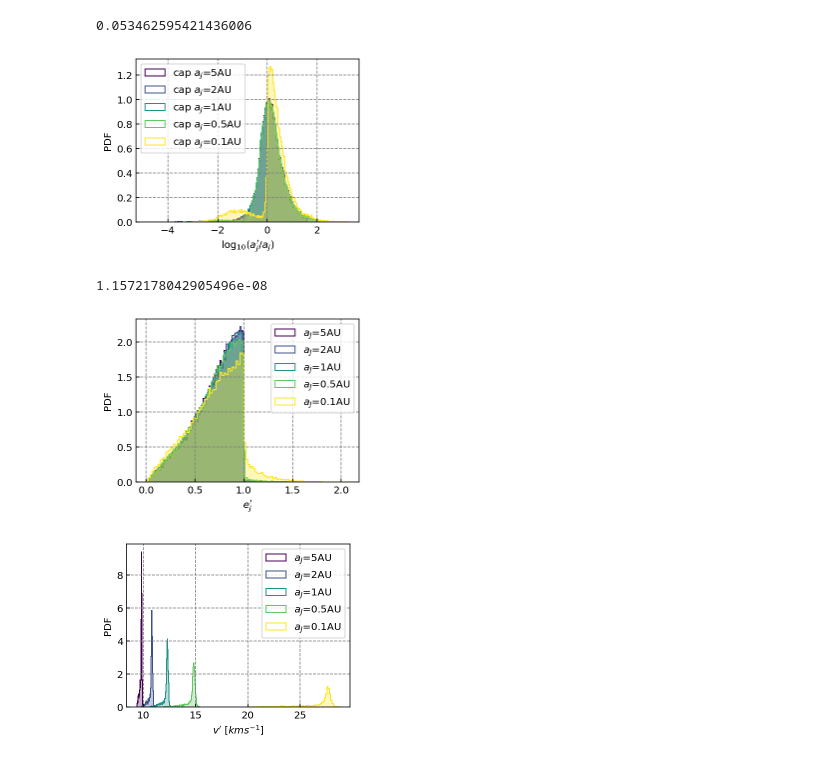
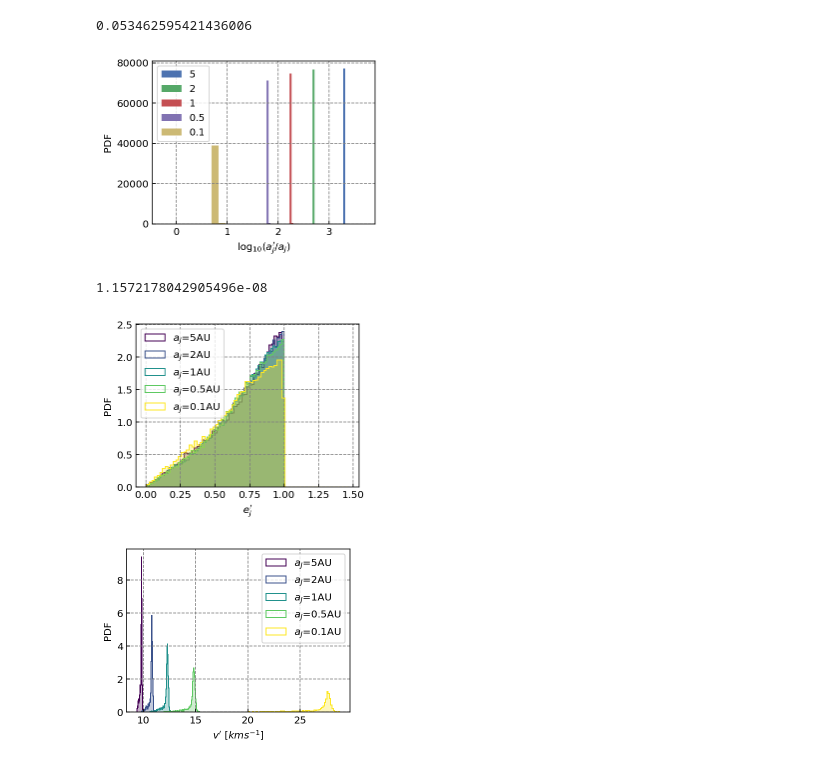
Before and after one commit to YihanWangAstro/planet-app, a Jupyter notebook: process/planet-app.ipynb, the cells around one changed output. Saved outputs shown, nothing was run; the diff lists cells and outputs as text; code cells hidden in the pictures.

Commit message:
new resonance duration time

```diff
--- a/process/planet-app.ipynb
+++ b/process/planet-app.ipynb
@@ -473,37 +475,42 @@ show_obt_prop(df01,'ss-prop-0.1',0.1)
 # %%
 def a_hist(dfs,a0s):
     colors = cm.viridis(np.linspace(0,1,len(dfs)))
     fig=plt.figure(figsize=(4,3))
     for df, a0,color in zip(dfs,a0s,colors):
         #cap = df['planet outcome'] == 'stay_{s,j}'
         #a_c = df['a_{s,j}']
         #e_c = df['e_{s1,j}']
         #cap = cap & (a_c[cap] < 200)
 
         #plt.hist(np.log10(a_c[cap]/a0),bins='auto',histtype='step',density=True,color=color,label='stay $a_J$='+str(a0)+'AU')
         #plt.hist(np.log10(a_c[cap]/a0),bins='auto',histtype='stepfilled',density=True,alpha=0.3,color=color,label='$a_J$='+str(a0)+'AU')
 
         coll = df['planet outcome'] == 'coll_{s1,j}'
         cap = (df['planet outcome'] == 'stay_{s1,j}')
         a_c = df['a_{s1,j}']
         e_c = df['e_{s1,j}']
+        t=df['time']
         cap = cap & (a_c[cap] < 200)
-        cap = cap | coll
+        #cap = coll
 
-        plt.hist(np.log10(a_c[cap]/a0),bins='auto',histtype='step',density=True,color=color,label='cap $a_J$='+str(a0)+'AU',ls='-')
-        plt.hist(np.log10(a_c[cap]/a0),bins='auto',histtype='stepfilled',density=True,color=color,alpha=0.3)
+       # print(a_c[cap].mean()/a0)
+        #continue
 
+        #plt.hist(np.log10(a_c[cap]*(1-e_c[cap]**1)/a0),bins='auto',histtype='step',density=True,color=color,label='cap $a_J$='+str(a0)+'AU',ls='-')
+        #plt.hist(np.log10(a_c[cap]*(1-e_c[cap]**1)/a0),bins='auto',histtype='stepfilled',density=True,color=color,alpha=0.3)
+        plt.hist(np.log10(t[cap]/YR), label=str(a0))
+        #plt.axvline(np.log10(a0))
         plt.legend(loc=2)
         plt.xlabel('$\log_{10}(a_J^\prime/a_J)$')
         #plt.xlabel('$\log_{10}(p/AU)$')
         plt.ylabel('PDF')
         plt.grid(True)
-        savefig(plt,'coll+capture_a')
+        #savefig(plt,'ncoll+capture_a')
         #savefig(plt,'ueq-post-a')
 
 a_hist([df5, df2, df1, df05, df01],[5, 2,1,0.5,0.1])
 # %% [output]
-[figure, old version]
+[figure, new version]
 # %%
 def cross(mj, ms, a_s, v):
     return 3306*mj*ms*a_s/v**2 *AU**2/PC**2
@@ -526,15 +533,15 @@ def e_hist(dfs,a0s):
 
         plt.hist((e_c[cap]),bins='auto',histtype='step',density=True,color=color,label='$a_J$='+str(a0)+'AU')
         plt.hist((e_c[cap]),bins='auto',histtype='stepfilled',density=True,alpha=0.3,color=color)
-        plt.legend(loc=0)
+        plt.legend(loc=2)
         plt.xlabel('$e_J^\prime$')
         plt.ylabel('PDF')
     plt.grid(True)
-    savefig(plt,'coll+caputure_e')
+    savefig(plt,'ncoll+caputure_e')
 
 e_hist([df5, df2, df1, df05, df01],[5, 2,1,0.5,0.1])
 # %% [output]
-[figure, old version]
+[figure, new version]
 # %%
 def v_hist(dfs,a0s,v0):
     colors = cm.viridis(np.linspace(0,1,len(dfs)))
```
Also changed, not shown: parts of 1 cell of this notebook, 1 other file.
